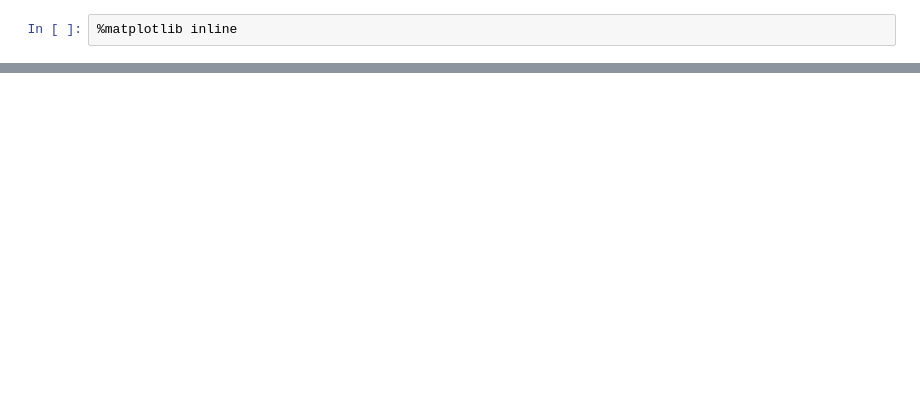
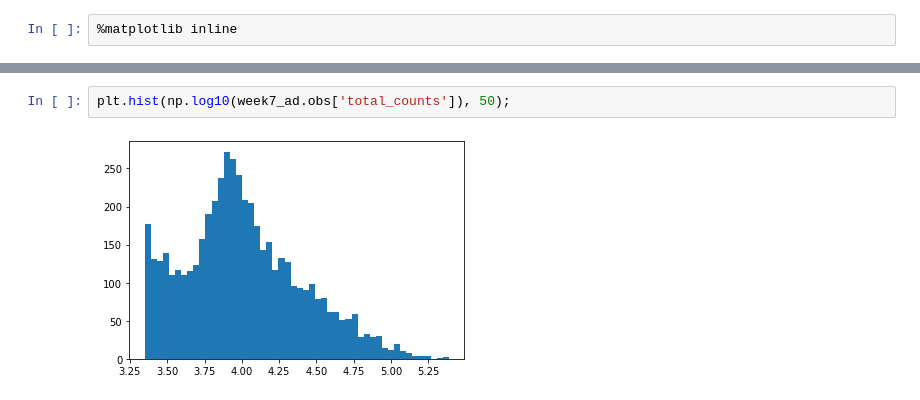
Before and after one commit to bchansen3/sc-testis_sum, a Jupyter notebook: sc-data_workup.ipynb, the cells around one changed output, grey strips where cells are left out. Drawn from its saved outputs; the diff is of its cells as text; blank space fills up the shorter version.

```diff
--- a/sc-data_workup.ipynb
+++ b/sc-data_workup.ipynb
@@ -41,0 +72,4 @@ Index(['RP11-34P13.7', 'FO538757.2', 'AP006222.2', 'RP4-669L17.10',
+# %%
+plt.hist(np.log10(week7_ad.obs['total_counts']), 50);
+# %% [output]
+[figure, added]
```
Also changed, not shown: parts of 10 cells of this notebook.
